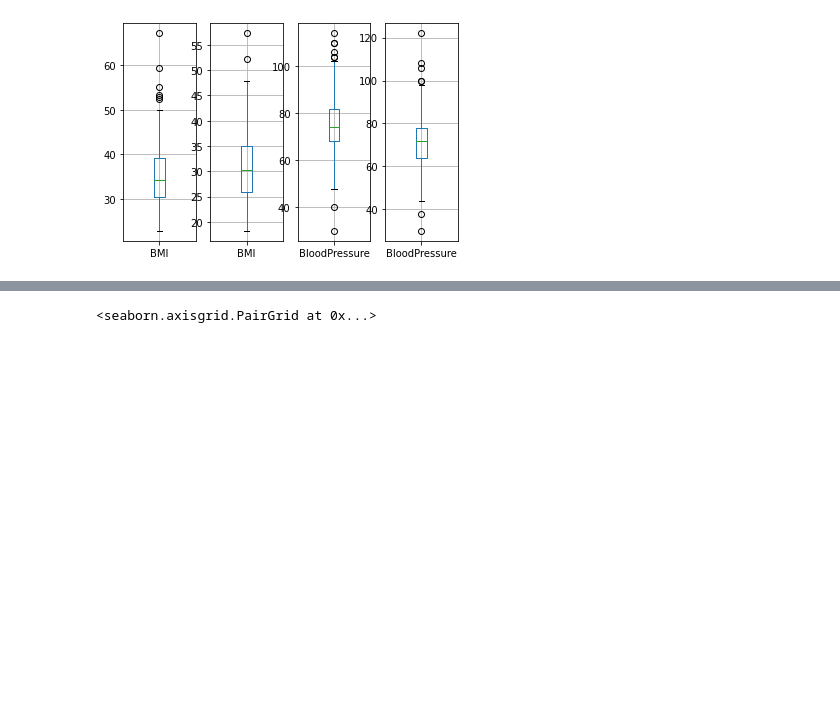
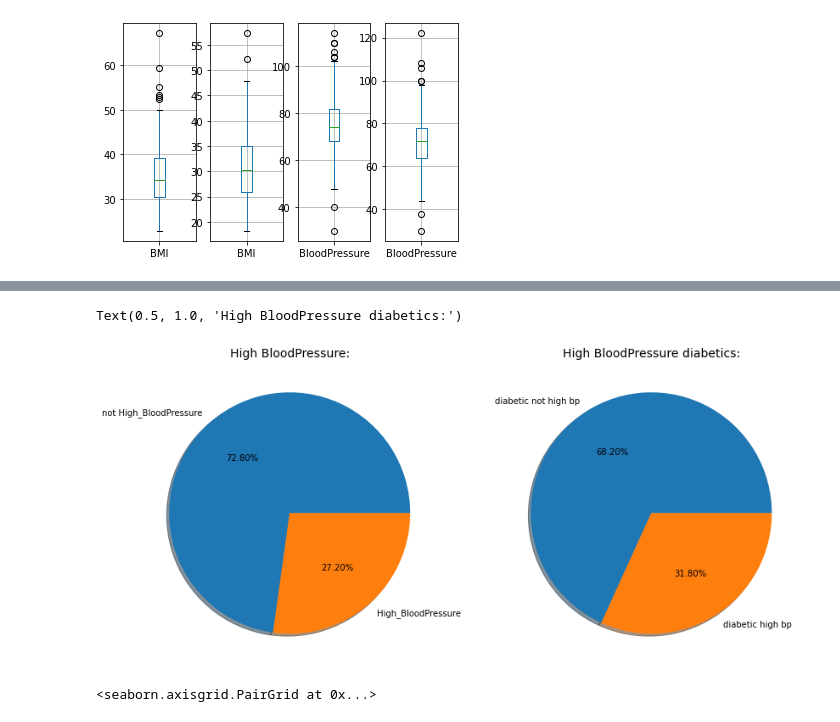
Before and after one commit to Aviost111/Diabetes_Predictions, a Jupyter notebook: Visualization.ipynb, the cells around one changed output, grey strips where cells are left out. Cells and saved outputs as stored; diff of their text form; code cells hidden in the pictures; blank space fills up the shorter version.

Commit message:
added pie chart

```diff
--- a/Visualization.ipynb
+++ b/Visualization.ipynb
@@ -155,0 +156,16 @@ Text(0.5, 1.0, 'Thickness level diabetics:')
+# %%
+fig, ax = plt.subplots(1,2, figsize = (14,14))
+(ax1, ax2) = ax
+
+labels =['not High_BloodPressure', 'High_BloodPressure']
+values = df['High_BloodPressure'].value_counts().tolist()
+ax1.pie(x=values, labels=labels, autopct="%1.2f%%", shadow=True)
+ax1.set_title("High BloodPressure:", fontdict={'fontsize': 14})
+
+labels2 =['diabetic not high bp', 'diabetic high bp']
+values2 = df_true['High_BloodPressure'].value_counts().tolist()
+ax2.pie(x=values2, labels=labels2, autopct="%1.2f%%", shadow=True)
+ax2.set_title("High BloodPressure diabetics:", fontdict={'fontsize': 14})
+# %% [output]
+Text(0.5, 1.0, 'High BloodPressure diabetics:')
+[figure, added]
```
Also changed, not shown: parts of 15 cells of this notebook.
